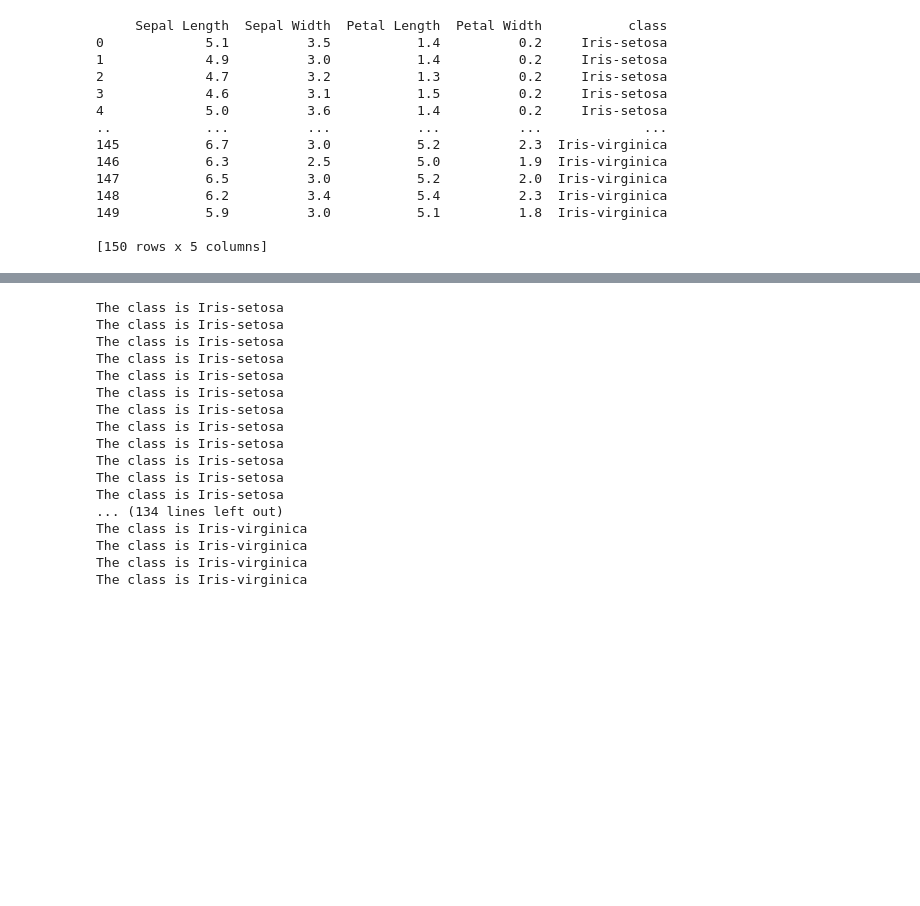
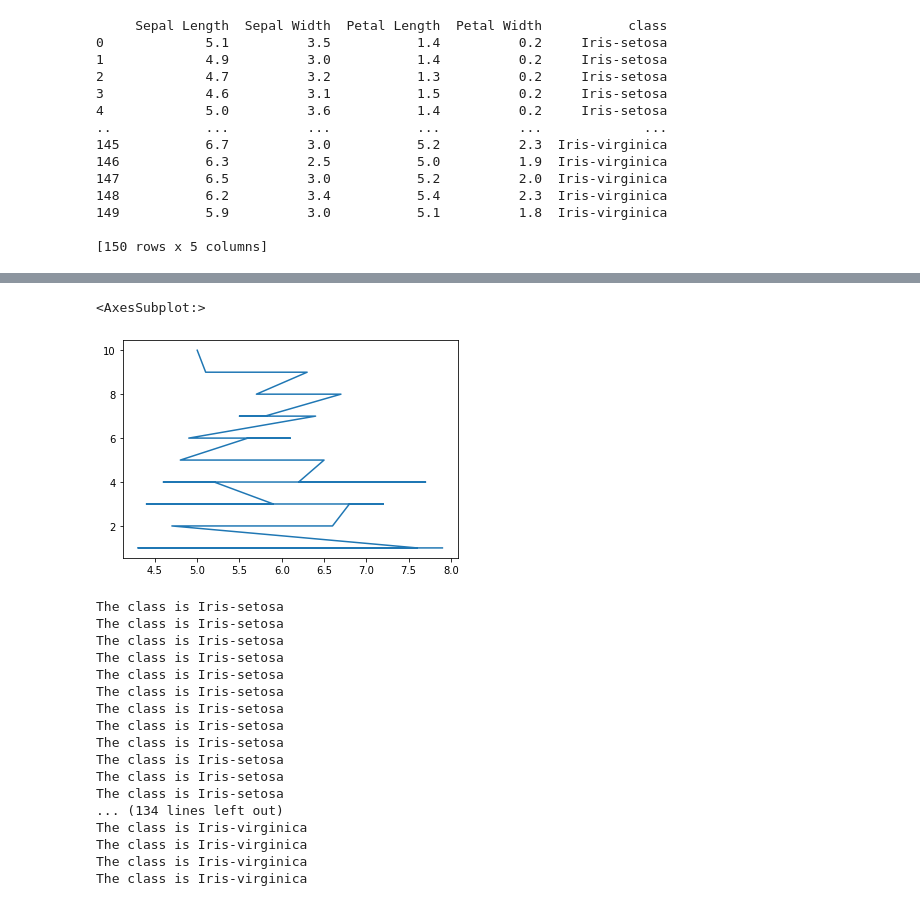
Before and after one commit to juck30808/juck30808, a Jupyter notebook: Pandas-open-plot.ipynb, the cells around one changed output, grey strips where cells are left out. Saved outputs shown, nothing was run; the diff lists cells and outputs as text; code cells hidden in the pictures; blank space fills up the shorter version.

```diff
--- a/Pandas-open-plot.ipynb
+++ b/Pandas-open-plot.ipynb
@@ -79,3 +98,8 @@ print(df)
+# %%
+df['Sepal Length'].value_counts().plot(kind='line')
+# %% [output]
+<AxesSubplot:>
+[figure, added]
 # %%
 def foo(row):
     print("The class is %s" % row["class"])
```
Also changed, not shown: parts of 4 cells of this notebook, 10 other files.
